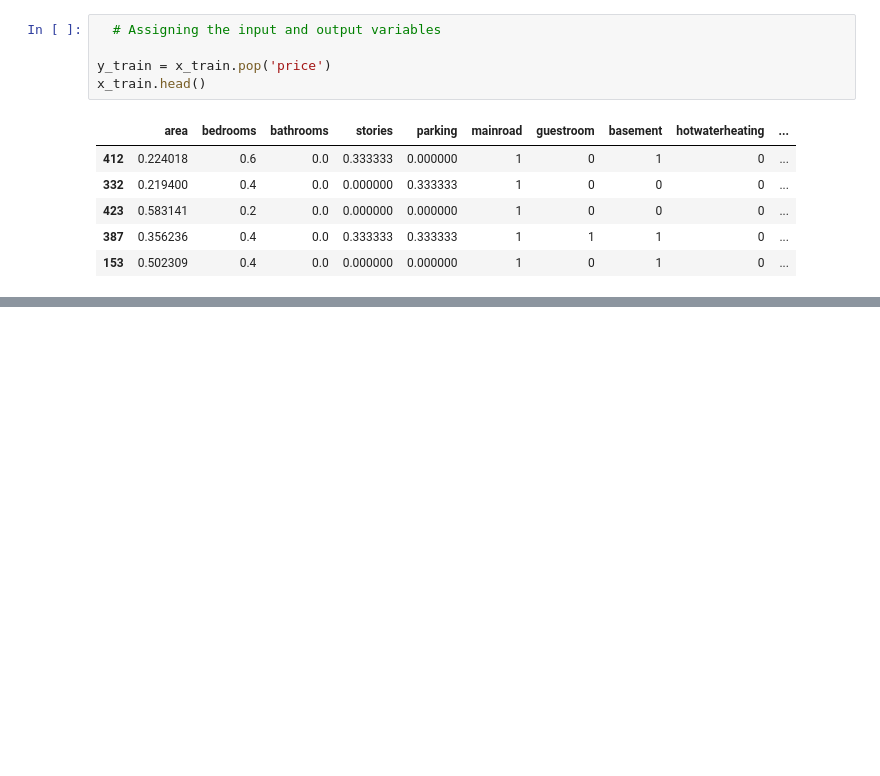
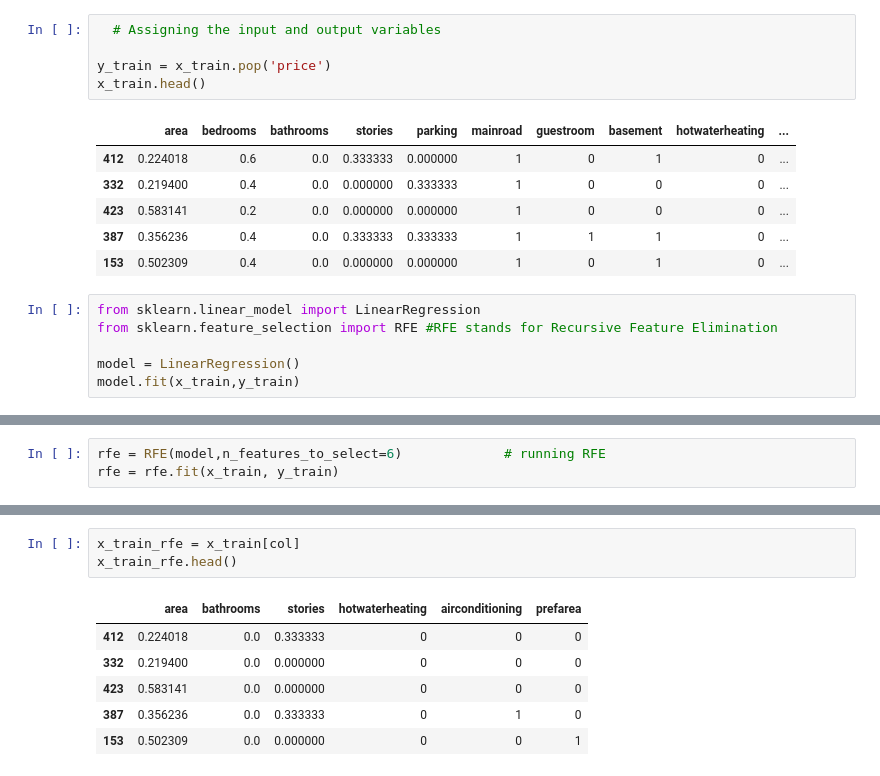
Before and after one commit to NaraineSurya/House-Price-Prediction, a Jupyter notebook: house_price_prediction.ipynb, the cells around one changed output, grey strips where cells are left out. Saved outputs shown, nothing was run; the diff lists cells and outputs as text; blank space fills up the shorter version.

```diff
--- a/house_price_prediction.ipynb
+++ b/house_price_prediction.ipynb
@@ -286,3 +287,9 @@ x_train.head()
 | 423 | 0.583141 | 0.2 | 0.0 | 0.000000 | 0.000000 | 1 | 0 | 0 | 0 | ... |
 | 387 | 0.356236 | 0.4 | 0.0 | 0.333333 | 0.333333 | 1 | 1 | 1 | 0 | ... |
 | 153 | 0.502309 | 0.4 | 0.0 | 0.000000 | 0.000000 | 1 | 0 | 1 | 0 | ... |
+# %%
+from sklearn.linear_model import LinearRegression
+from sklearn.feature_selection import RFE #RFE stands for Recursive Feature Elimination
+
+model = LinearRegression()
+model.fit(x_train,y_train)
@@ -288,0 +305,3 @@ x_train.head()
+# %%
+rfe = RFE(model,n_features_to_select=6)             # running RFE
+rfe = rfe.fit(x_train, y_train)
@@ -288,0 +343,10 @@ x_train.head()
+# %%
+x_train_rfe = x_train[col]
+x_train_rfe.head()
+# %% [output]
+|  | area | bathrooms | stories | hotwaterheating | airconditioning | prefarea |
+| 412 | 0.224018 | 0.0 | 0.333333 | 0 | 0 | 0 |
+| 332 | 0.219400 | 0.0 | 0.000000 | 0 | 0 | 0 |
+| 423 | 0.583141 | 0.0 | 0.000000 | 0 | 0 | 0 |
+| 387 | 0.356236 | 0.0 | 0.333333 | 0 | 1 | 0 |
+| 153 | 0.502309 | 0.0 | 0.000000 | 0 | 0 | 1 |
```
Also changed, not shown: parts of 29 cells of this notebook.
